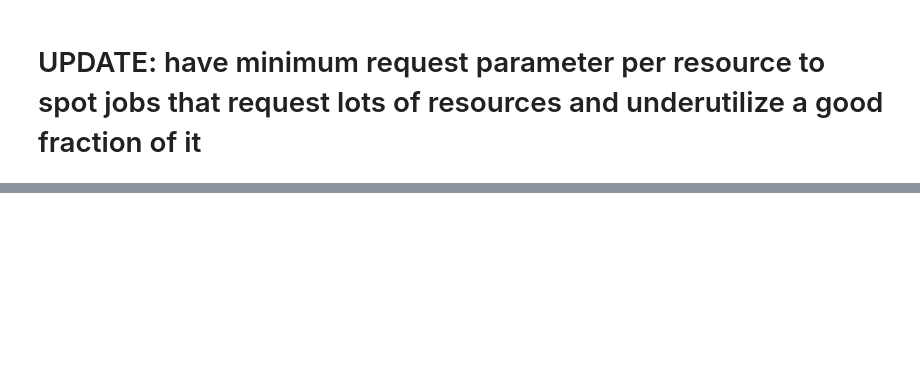
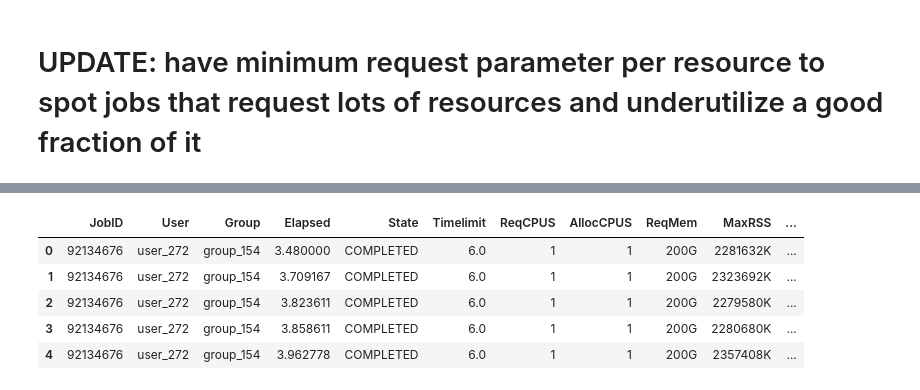
Before and after one commit to tairaeli/ICER_user_data_analytics, a Jupyter notebook: FullSLURM-data-analysis.ipynb, the cells around one changed output, grey strips where cells are left out. Cells and saved outputs as stored; diff of their text form; code cells hidden in the pictures; blank space fills up the shorter version.

Commit message:
cleaned underutilization function

```diff
--- a/FullSLURM-data-analysis.ipynb
+++ b/FullSLURM-data-analysis.ipynb
@@ -1,9 +1,2 @@
 # %% [markdown]
 # Full SLURM data Analysis (Underutilization function, multiple distributions)
-# %%
-import ICER_Data as ice
-
-myslurm = ice.SLURM.read("filename.csv")
-
-data = myslurm.getjobdistribution()
-myslurm.showjobdistribution()
@@ -232,10 +217,10 @@ def identify_slurm_resource_underutilization(data, time_threshold, cpu_threshold
     """
 
     # Calculate underutilized resources %
-    data['UnderUtilizedCPU %'] = (data.ReqCPUS - data.AllocCPUS) / data.ReqCPUS
-    data['UnderUtilizedNodes %'] = (data.ReqNodes - data.NNodes) / data.ReqNodes
-    data['UnderUtilizedTime %'] = (data['Timelimit'] - data['Elapsed']) / data['Timelimit']
-    data['UnderUtilizedMemory %'] = (data['ReqMem_MB'] - data['MaxRSS_MB']) / data['ReqMem_MB']
+    data['UnderUtilizedCPU frac'] = (data.ReqCPUS - data.AllocCPUS) / data.ReqCPUS
+    data['UnderUtilizedNodes frac'] = (data.ReqNodes - data.NNodes) / data.ReqNodes
+    data['UnderUtilizedTime frac'] = (data['Timelimit'] - data['Elapsed']) / data['Timelimit']
+    data['UnderUtilizedMemory frac'] = (data['ReqMem_MB'] - data['MaxRSS_MB']) / data['ReqMem_MB']
 
     # Calculate absolute underutilization
     data['Amount UnderUtilizedCPUs'] = data.ReqCPUS - data.AllocCPUS
@@ -245,13 +230,18 @@ def identify_slurm_resource_underutilization(data, time_threshold, cpu_threshold
 
     # Apply thresholds and filter rows
     significant_underutilization = data[
-        (data['UnderUtilizedCPU %'] > cpu_threshold) & (data['ReqCPUS'] > min_req_cpu) |
-        (data['UnderUtilizedNodes %'] > nodes_threshold) & (data['ReqNodes'] > min_req_nodes) |
-        (data['UnderUtilizedTime %'] > time_threshold) & (data['Timelimit'] > min_req_time) |
-        (data['UnderUtilizedMemory %'] > memory_threshold) & (data['ReqMem_MB'] > min_req_memory)
+        (data['UnderUtilizedCPU frac'] > cpu_threshold) & (data['ReqCPUS'] > min_req_cpu) |
+        (data['UnderUtilizedNodes frac'] > nodes_threshold) & (data['ReqNodes'] > min_req_nodes) |
+        (data['UnderUtilizedTime frac'] > time_threshold) & (data['Timelimit'] > min_req_time) |
+        (data['UnderUtilizedMemory frac'] > memory_threshold) & (data['ReqMem_MB'] > min_req_memory)
     ]
 
-    return significant_underutilization
+    return significant_underutilization.loc[:,['JobID', 'User', 'Group',
+                                               'Elapsed', 'State','Timelimit',
+                                                'ReqCPUS',
+                                               'AllocCPUS', 'ReqMem', 'MaxRSS', 'ReqNodes', 'NNodes', 'NodeList',
+                                                'UnderUtilizedCPU frac',
+                                               'UnderUtilizedNodes frac', 'UnderUtilizedTime frac','UnderUtilizedMemory frac']]
 # %%
 Underutilized_df = identify_slurm_resource_underutilization(slurm_clean,time_threshold=0.6, cpu_threshold=0.6, nodes_threshold=0.6, memory_threshold=0.95,
                                          )
@@ -272,0 +255,9 @@ Underutilized_df
+# %%
+Underutilized_df.head()
+# %% [output]
+|  | JobID | User | Group | Elapsed | State | Timelimit | ReqCPUS | AllocCPUS | ReqMem | MaxRSS | ... |
+| 0 | 92134676 | user_272 | group_154 | 3.480000 | COMPLETED | 6.0 | 1 | 1 | 200G | 2281632K | ... |
+| 1 | 92134676 | user_272 | group_154 | 3.709167 | COMPLETED | 6.0 | 1 | 1 | 200G | 2323692K | ... |
+| 2 | 92134676 | user_272 | group_154 | 3.823611 | COMPLETED | 6.0 | 1 | 1 | 200G | 2279580K | ... |
+| 3 | 92134676 | user_272 | group_154 | 3.858611 | COMPLETED | 6.0 | 1 | 1 | 200G | 2280680K | ... |
+| 4 | 92134676 | user_272 | group_154 | 3.962778 | COMPLETED | 6.0 | 1 | 1 | 200G | 2357408K | ... |
```
Also changed, not shown: parts of 6 cells of this notebook.
